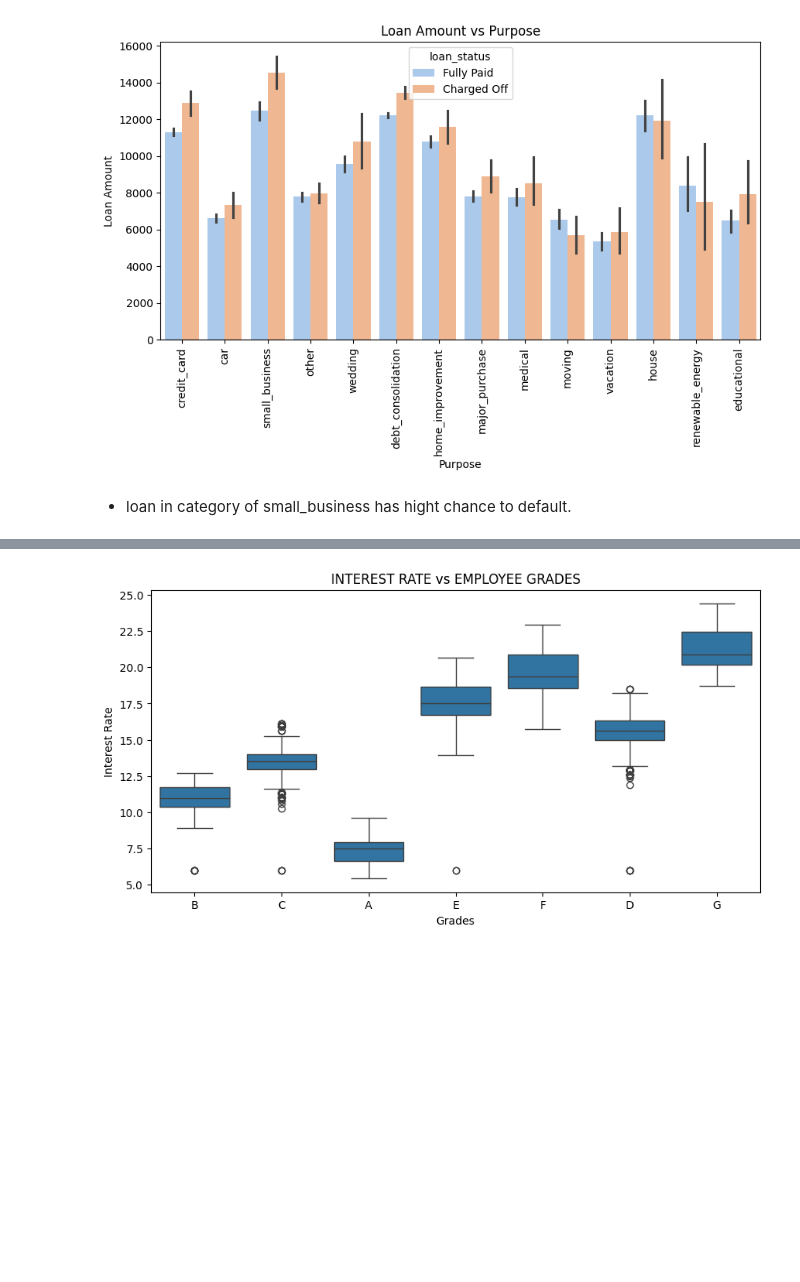
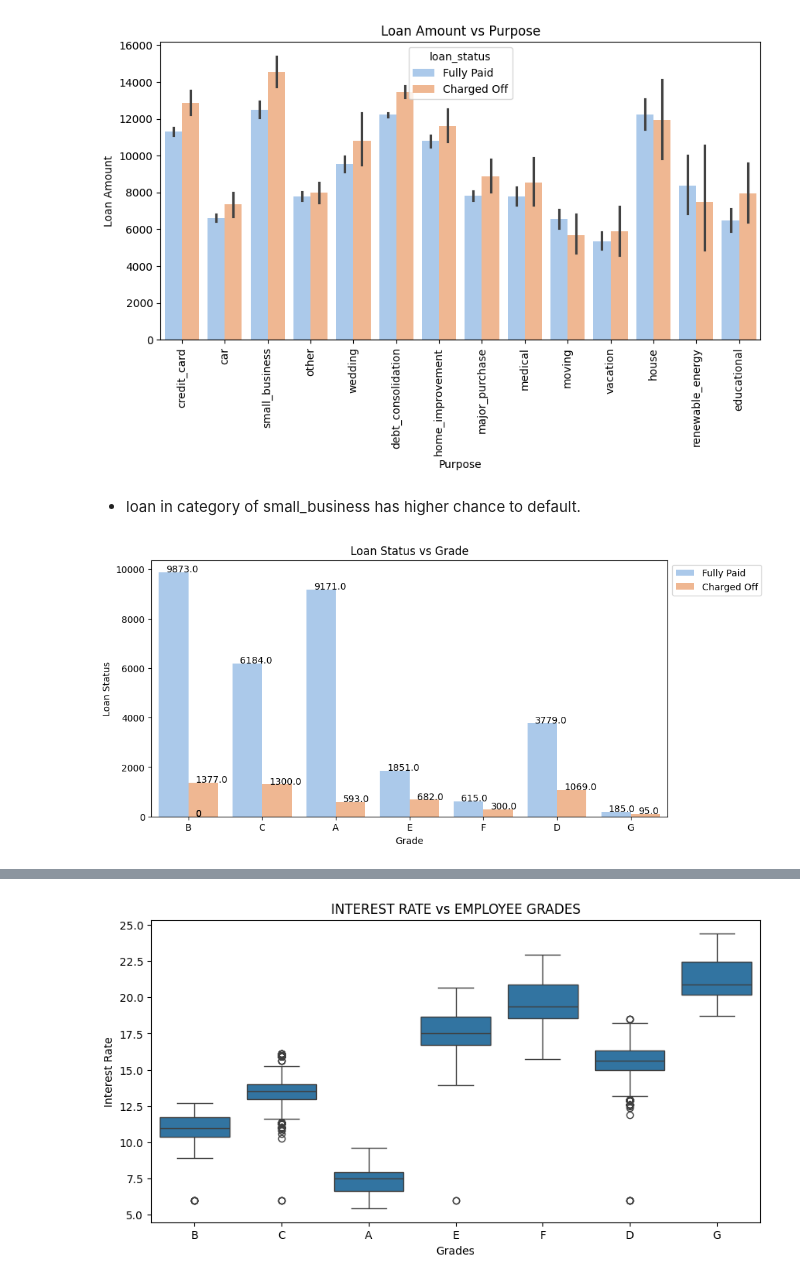
Before and after one commit to jayshah-07/lendingclubcasestudy, a Jupyter notebook: Jay_Janan_lending_club.ipynb, the cells around one changed output, grey strips where cells are left out. Saved outputs shown, nothing was run; the diff lists cells and outputs as text; code cells hidden in the pictures; blank space fills up the shorter version.

```diff
--- a/lending_club.ipynb
+++ b/Jay_Janan_lending_club.ipynb
@@ -1123,4 +1126,18 @@ plt.show()
 # %% [output]
 [figure]
 # %% [markdown]
--  loan in category of small_business has hight chance to default.
+-  loan in category of small_business has higher chance to default.
+# %%
+# Loan status and Grade
+plt.figure(figsize=(10,5))
+ax= sns.countplot(x="grade", data = loan_df , palette="pastel", width=0.8, hue="loan_status", legend=True)
+#plt.xticks(rotation=0)
+ax.set(xlabel='Grade', ylabel='Loan Status')
+ax.set_title('Loan Status vs Grade')
+for p in ax.patches:
+    ax.annotate('{:1}'.format(p.get_height()), (p.get_x() + 0.1, p.get_height() + 10))
+
+plt.legend(bbox_to_anchor=(1.0, 1.0), loc='upper left')
+plt.show()
+# %% [output]
+[figure, added]
```
Also changed, not shown: parts of 7 cells of this notebook, 1 other file.
